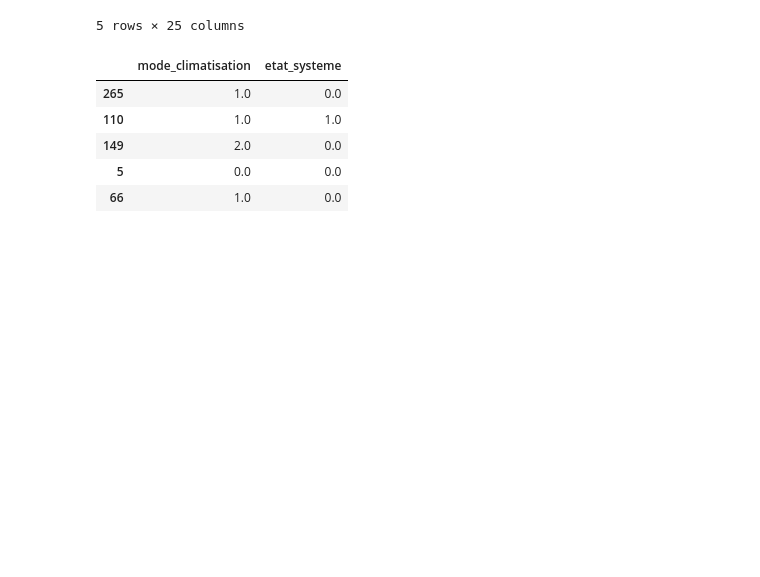
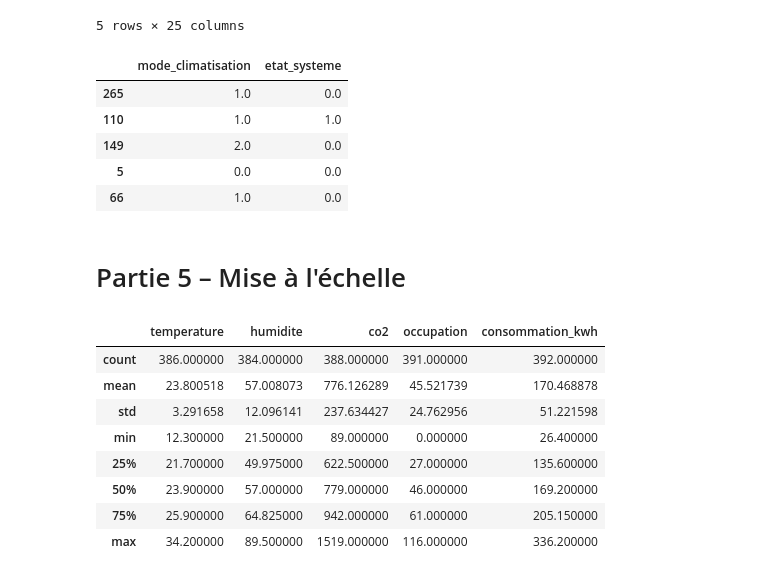
Before and after one commit to Atou-D10/atelier_prepa_donnees_tab, a Jupyter notebook: notebooks/atelier_prepa_donnees_tab.ipynb, the cells around one changed output. Saved outputs shown, nothing was run; the diff lists cells and outputs as text; code cells hidden in the pictures; blank space fills up the shorter version.

Commit message:
Partie 5 - Q1: justification de la mise à l'échelle

```diff
--- a/notebooks/atelier_prepa_donnees_tab.ipynb
+++ b/notebooks/atelier_prepa_donnees_tab.ipynb
@@ -775,3 +775,18 @@ X_train_ord.head()
 | 149 | 2.0 | 0.0 |
 | 5 | 0.0 | 0.0 |
 | 66 | 1.0 | 0.0 |
+# %% [markdown]
+# Partie 5 – Mise à l'échelle
+# %%
+# Question 1 : Justifier la pertinence de la mise à l'échelle
+X_train[['temperature', 'humidite', 'co2', 'occupation', 'consommation_kwh']].describe()
+# %% [output]
+|  | temperature | humidite | co2 | occupation | consommation_kwh |
+| count | 386.000000 | 384.000000 | 388.000000 | 391.000000 | 392.000000 |
+| mean | 23.800518 | 57.008073 | 776.126289 | 45.521739 | 170.468878 |
+| std | 3.291658 | 12.096141 | 237.634427 | 24.762956 | 51.221598 |
+| min | 12.300000 | 21.500000 | 89.000000 | 0.000000 | 26.400000 |
+| 25% | 21.700000 | 49.975000 | 622.500000 | 27.000000 | 135.600000 |
+| 50% | 23.900000 | 57.000000 | 779.000000 | 46.000000 | 169.200000 |
+| 75% | 25.900000 | 64.825000 | 942.000000 | 61.000000 | 205.150000 |
+| max | 34.200000 | 89.500000 | 1519.000000 | 116.000000 | 336.200000 |
```
Also changed, not shown: parts of 1 cell of this notebook.
